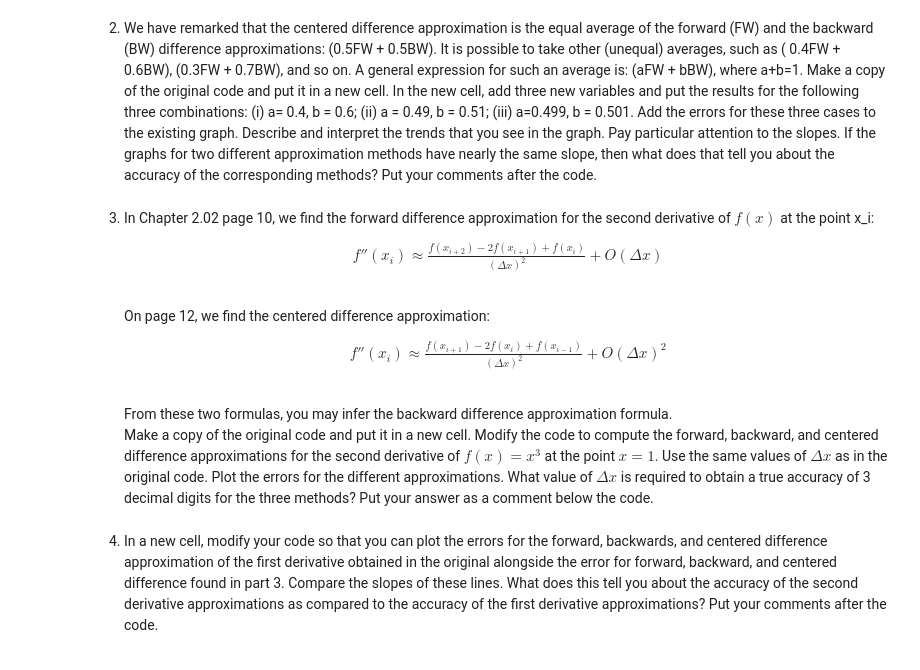
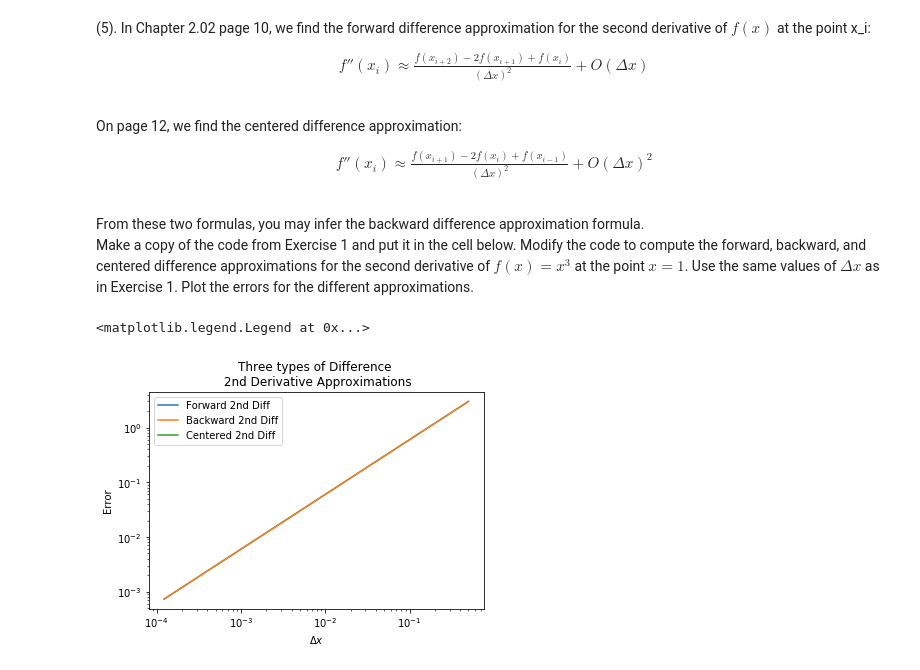
Before and after one commit to FatherLuis/Numerical_Analysis, a Jupyter notebook: VargasTamayo_Luis_Differentiation_Of_Continuous_Functions.ipynb, the cells around one changed output. Cells and saved outputs as stored; diff of their text form; code cells hidden in the pictures.

Commit message:
Worked on the assignments
* The code is complete
* Need to look over the code for corrections
* Need to finish answering the questions pertaining the code

```diff
--- a/VargasTamayo_Luis_Differentiation_Of_Continuous_Functions.ipynb
+++ b/VargasTamayo_Luis_Differentiation_Of_Continuous_Functions.ipynb
@@ -145,7 +271,5 @@ plt.legend()
-# %% [markdown]
-2. We have remarked that the centered difference approximation  is the equal average of the forward (FW) and the backward (BW) difference approximations: (0.5FW + 0.5BW). It is possible to take other (unequal) averages, such as ( 0.4FW + 0.6BW), (0.3FW + 0.7BW), and so on. A general expression for such an average is:  (aFW + bBW),  where a+b=1.  Make a copy of the original code and put it in a new cell. In the new cell, add three new variables and put the results for the following three combinations:  (i)  a= 0.4, b = 0.6; (ii) a = 0.49, b = 0.51; (iii) a=0.499, b = 0.501.  Add the errors for these three cases to the existing graph. Describe and interpret the trends that you see in the graph. Pay particular attention to the slopes. If the graphs for two different approximation methods have nearly the same slope, then what does that tell you about the accuracy of the corresponding methods? Put your comments after the code.
 # %% [markdown]
-3. In Chapter 2.02 page 10, we find the forward difference approximation for the second derivative  of $f(x)$ at the point x_i:
+(5). In Chapter 2.02 page 10, we find the forward difference approximation for the second derivative  of $f(x)$ at the point x_i:
 $$\begin{aligned}
 f''(x_i) \approx \frac{f(x_{i+2})-2f(x_{i+1})+f(x_i)}{(\Delta x)^2}+O(\Delta x)
 \end{aligned}$$
@@ -154,6 +278,75 @@ $$\begin{aligned}
 f''(x_i) \approx \frac{f(x_{i+1})-2f(x_{i})+f(x_{i-1})}{(\Delta x)^2}+O(\Delta x)^2
 \end{aligned}$$
 From these two formulas, you may infer the backward difference approximation formula.
-     Make a copy of the original code and put it in a new cell. Modify the code to compute the forward, backward, and centered difference approximations for the second derivative of $f(x) = x^3$ at the point $x=1$. Use the same values of $\Delta x$ as in the original code. Plot the errors for the different approximations. What value of $\Delta x$ is required to obtain a true accuracy of 3 decimal digits for the three methods? Put your answer as a comment below the code.
+     Make a copy of the code from Exercise 1 and put it in the cell below. Modify the code to compute the forward, backward, and centered difference approximations for the second derivative of $f(x) = x^3$ at the point $x=1$. Use the same values of $\Delta x$ as in Exercise 1. Plot the errors for the different approximations.
-# %% [markdown]
-4. In a new cell, modify your code so that you can plot the errors for the forward, backwards, and centered difference approximation of the first derivative obtained in the original alongside the error for forward, backward, and centered difference found in part 3. Compare the slopes of these lines. What does this tell you about the accuracy of the second derivative approximations as compared to the accuracy of the first derivative approximations?  Put your comments after the code.
+# %%
+# "Magic" statement for jupyter notebook to display plots ( 1 line)
+%matplotlib inline
+# Necessary imports (2 lines)
+import numpy as np
+import matplotlib.pyplot as plt
+
+
+### Initialization section
+# Define function  that is being differentiated (give it the name `fun`)
+def fun(x):
+    return x**3
+
+
+# Define the actual 2nd derivative of the function being calculated (you have
+# to do this by hand).  Give it the name `dfun`
+def d2fun(x):
+    return 6.0*x
+
+
+# Point where derivative is evaluated (use the variable x)
+x = 1.0
+
+#get vector of Delta x values (call it deltax )
+deltax = np.array([2.0**-n for n in range(1,14)])
+
+####### Calculation section #######
+
+# Compute forward approximations. Your result should be a vector of the same
+# length as deltax.  Do NOT use a loop--instead, use vector calculations.
+forwardApprox = (fun(x+2*deltax)-2*fun(x+deltax)+fun(x))/(deltax**2)
+
+# Compute backward approximations. The same comments apply as in forward approx.
+backwardApprox = (fun(x)-2*fun(x-deltax)+fun(x-2*deltax))/(deltax**2)
+
+# Compute centered approximations as the average of forward and backward approx.
+centeredApprox = (fun(x+deltax)-2*fun(x)+fun(x-deltax))/(deltax**2)
+
+# Compute absolute errors for forward, backward, and centered approximations.
+# (This will give three separate vectors)
+trueVal = d2fun(x)
+
+abs_error_forward = np.abs(trueVal - forwardApprox)
+abs_error_backward = np.abs(trueVal - backwardApprox)
+abs_error_centered = np.abs(trueVal - centeredApprox)
+
+
+
+####### Display section #######
+
+# Create figure 1
+plt.figure(1)
+
+# plot forward, backward, and centered errors on log-log scale, all on the
+# same plot.  Make sure that the x values are increasing as you move right
+# on the x axis.  You may have to google to find out how to do this.
+plt.loglog(deltax,abs_error_forward,label='Forward 2nd Diff')
+plt.loglog(deltax,abs_error_backward,label='Backward 2nd Diff')
+plt.loglog(deltax,abs_error_centered,label='Centered 2nd Diff')
+
+
+# Label axes. Add legend and title.
+plt.title('Three types of Difference \n 2nd Derivative Approximations')
+plt.xlabel('$\Delta x$')
+plt.ylabel('Error')
+
+#plt.gca().invert_xaxis()
+plt.legend()
+# %% [output]
+<matplotlib.legend.Legend at 0x...>
+[figure, added]
```
Also changed, not shown: parts of 12 cells of this notebook.
